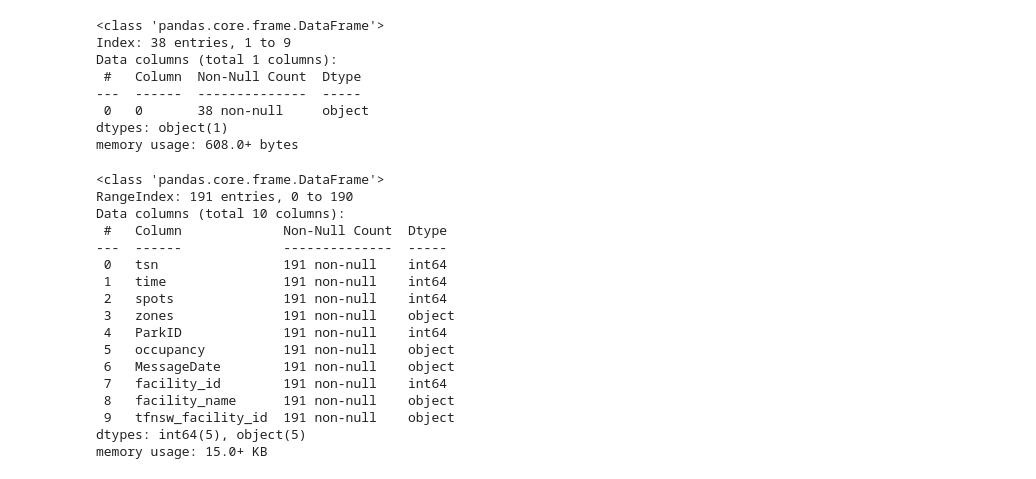
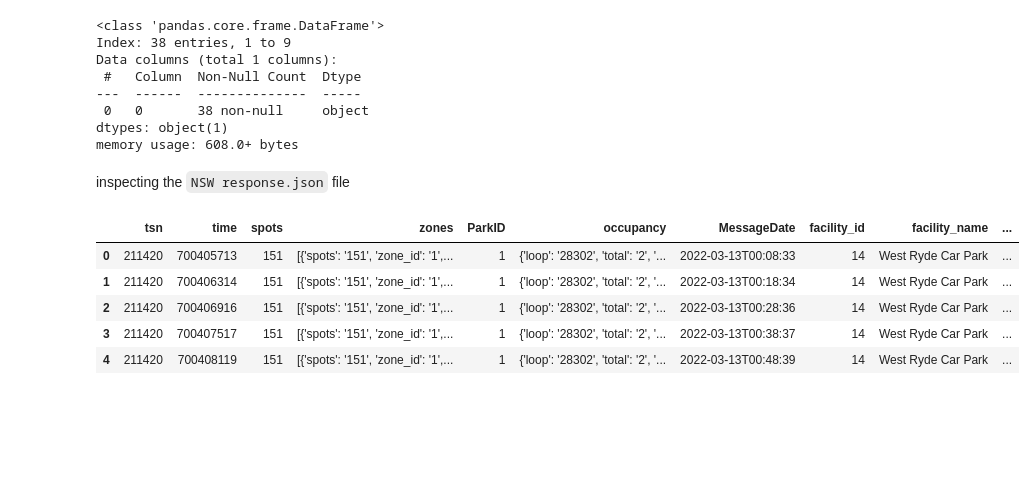
Before and after one commit to M13Mwongo/parking-spot-predictor, a Jupyter notebook: requests.ipynb, the cells around one changed output. Saved outputs shown, nothing was run; the diff lists cells and outputs as text; code cells hidden in the pictures; blank space fills up the shorter version.

```diff
--- a/requests.ipynb
+++ b/requests.ipynb
@@ -319,24 +319,15 @@ Data columns (total 1 columns):
  0   0       38 non-null     object
 dtypes: object(1)
 memory usage: 608.0+ bytes
+# %% [markdown]
+inspecting the `NSW response.json` file
 # %%
 nsw_response = pd.read_json("data/NSW response - 2022-03-13.json")
-nsw_response.info()
+nsw_response.head()
 # %% [output]
-<class 'pandas.core.frame.DataFrame'>
-RangeIndex: 191 entries, 0 to 190
-Data columns (total 10 columns):
- #   Column             Non-Null Count  Dtype
----  ------             --------------  -----
- 0   tsn                191 non-null    int64
- 1   time               191 non-null    int64
- 2   spots              191 non-null    int64
- 3   zones              191 non-null    object
- 4   ParkID             191 non-null    int64
- 5   occupancy          191 non-null    object
- 6   MessageDate        191 non-null    object
- 7   facility_id        191 non-null    int64
- 8   facility_name      191 non-null    object
- 9   tfnsw_facility_id  191 non-null    object
-dtypes: int64(5), object(5)
-memory usage: 15.0+ KB
+|  | tsn | time | spots | zones | ParkID | occupancy | MessageDate | facility_id | facility_name | ... |
+| 0 | 211420 | 700405713 | 151 | [{'spots': '151', 'zone_id': '1',... | 1 | {'loop': '28302', 'total': '2', '... | 2022-03-13T00:08:33 | 14 | West Ryde Car Park | ... |
+| 1 | 211420 | 700406314 | 151 | [{'spots': '151', 'zone_id': '1',... | 1 | {'loop': '28302', 'total': '2', '... | 2022-03-13T00:18:34 | 14 | West Ryde Car Park | ... |
+| 2 | 211420 | 700406916 | 151 | [{'spots': '151', 'zone_id': '1',... | 1 | {'loop': '28302', 'total': '2', '... | 2022-03-13T00:28:36 | 14 | West Ryde Car Park | ... |
+| 3 | 211420 | 700407517 | 151 | [{'spots': '151', 'zone_id': '1',... | 1 | {'loop': '28302', 'total': '2', '... | 2022-03-13T00:38:37 | 14 | West Ryde Car Park | ... |
+| 4 | 211420 | 700408119 | 151 | [{'spots': '151', 'zone_id': '1',... | 1 | {'loop': '28302', 'total': '2', '... | 2022-03-13T00:48:39 | 14 | West Ryde Car Park | ... |
```
Also changed, not shown: parts of 1 cell of this notebook.
